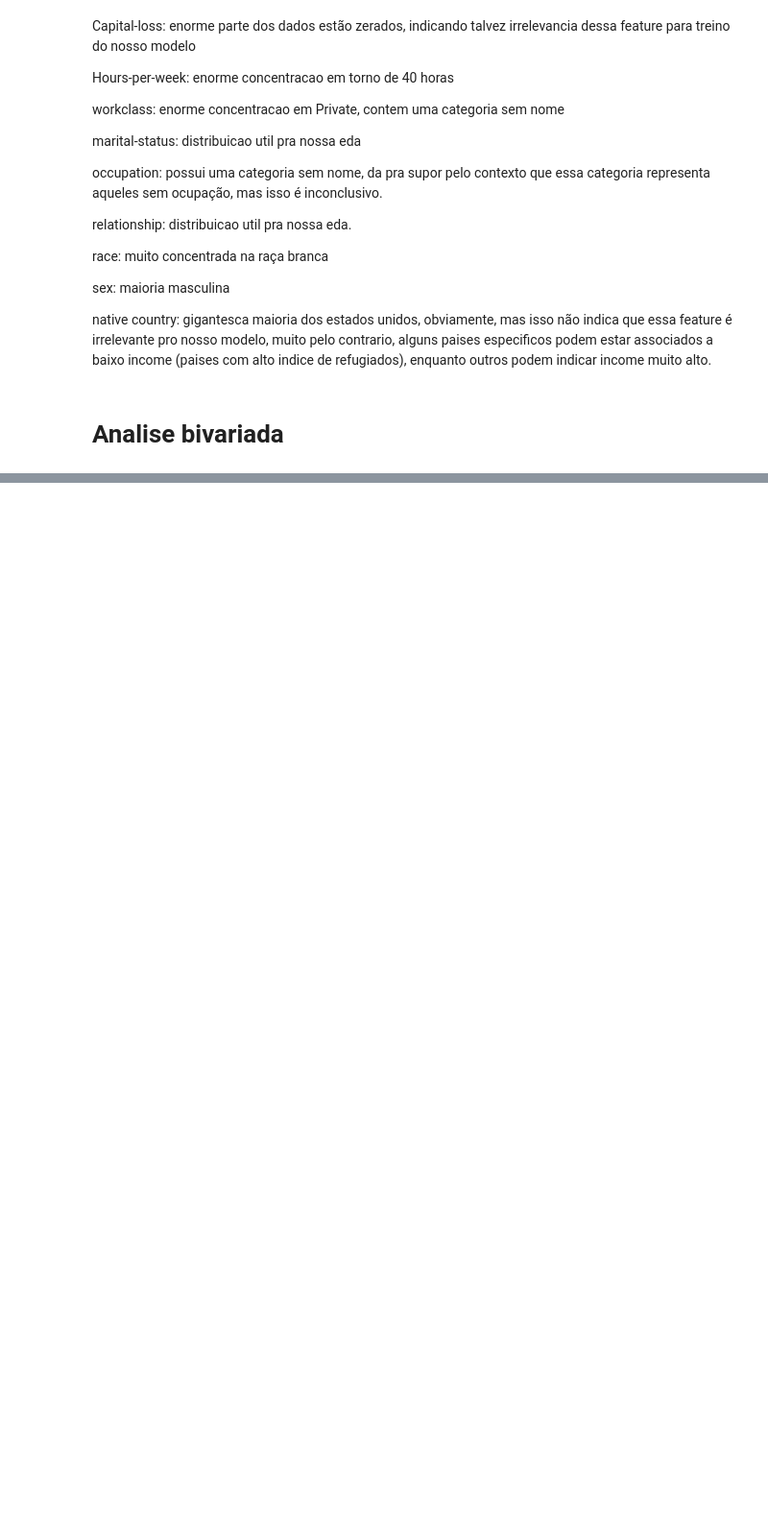
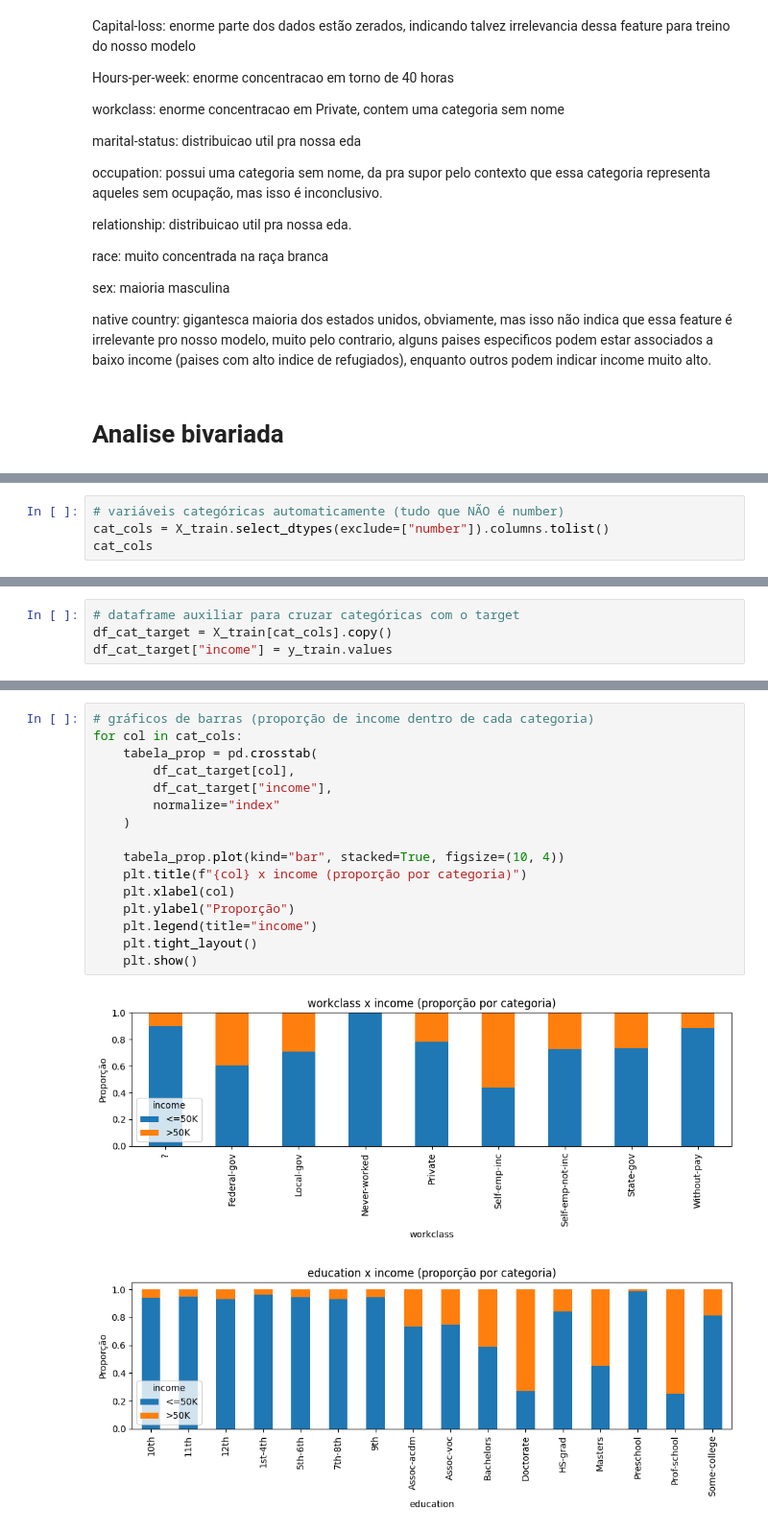
Before and after one commit to guedera/ProjetoMachineLearning, a Jupyter notebook: EDA.ipynb, the cells around one changed output, grey strips where cells are left out. Shown at 96% size. Drawn from its saved outputs; the diff is of its cells as text; blank space fills up the shorter version.

Commit message:
bivariada categorica target

```diff
--- a/EDA.ipynb
+++ b/EDA.ipynb
@@ -313,0 +319,4 @@ plt.show()
+# %%
+# variáveis categóricas automaticamente (tudo que NÃO é number)
+cat_cols = X_train.select_dtypes(exclude=["number"]).columns.tolist()
+cat_cols
@@ -313,0 +332,4 @@ plt.show()
+# %%
+# dataframe auxiliar para cruzar categóricas com o target
+df_cat_target = X_train[cat_cols].copy()
+df_cat_target["income"] = y_train.values
@@ -313,0 +353,19 @@ plt.show()
+# %%
+# gráficos de barras (proporção de income dentro de cada categoria)
+for col in cat_cols:
+    tabela_prop = pd.crosstab(
+        df_cat_target[col],
+        df_cat_target["income"],
+        normalize="index"
+    )
+
+    tabela_prop.plot(kind="bar", stacked=True, figsize=(10, 4))
+    plt.title(f"{col} x income (proporção por categoria)")
+    plt.xlabel(col)
+    plt.ylabel("Proporção")
+    plt.legend(title="income")
+    plt.tight_layout()
+    plt.show()
+# %% [output]
+[figure, added]
+[figure, added]
```
Also changed, not shown: parts of 9 cells of this notebook.
